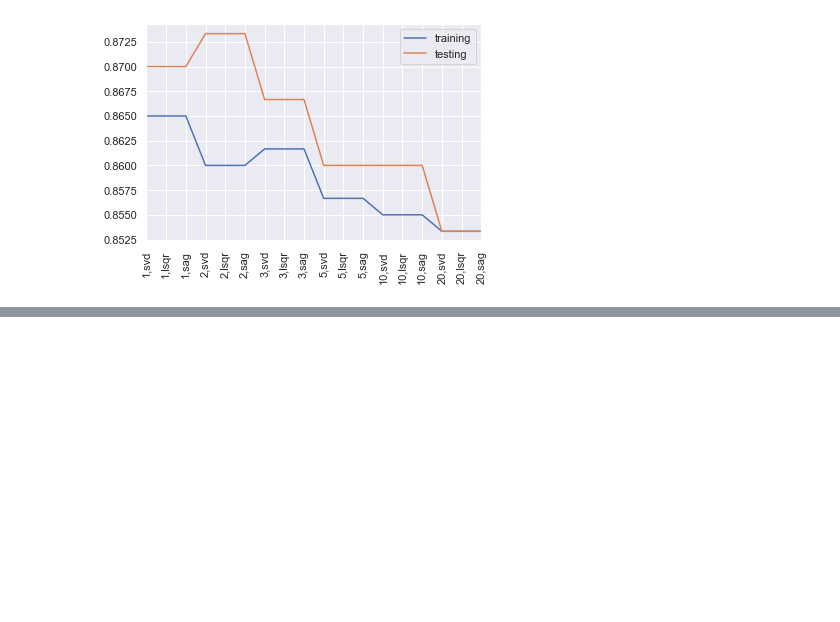
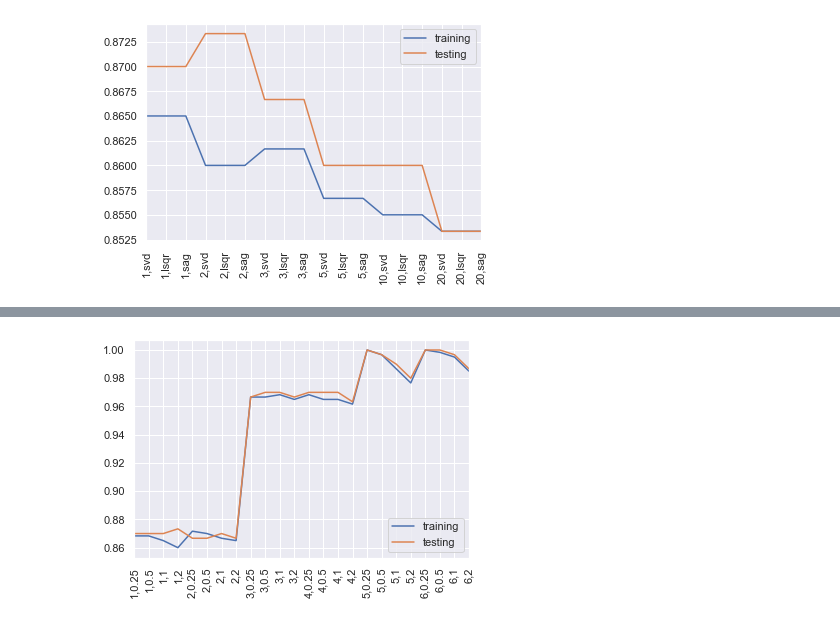
Before and after one commit to cwreynolds/PredatorEye, a Jupyter notebook: first_experiments.ipynb, the cells around one changed output, grey strips where cells are left out. Saved outputs shown, nothing was run; the diff lists cells and outputs as text; code cells hidden in the pictures; blank space fills up the shorter version.

```diff
--- a/first_experiments.ipynb
+++ b/first_experiments.ipynb
@@ -620,0 +681,12 @@ pipe_searcher = GridSearchCV(estimator=pipeline,
+# %%
+plt.plot(pipe_searcher.cv_results_['mean_train_score'], label='training')
+plt.plot(pipe_searcher.cv_results_['mean_test_score'], label='testing')
+plt.legend(loc='lower right')
+plt.xlim(0, 17)
+x_label_locations = np.arange(0, len(pipe_searcher.cv_results_['params']))
+x_label_values = [str(p['poly__degree'])+','+str(p['ridge__alpha']) for p in pipe_searcher.cv_results_['params']]
+plt.xticks(x_label_locations, x_label_values, rotation='vertical')
+#file_helper.save_figure('Grid-pipe-search-results-graph')
+plt.show()
+# %% [output]
+[figure, added]
```
Also changed, not shown: parts of 5 cells of this notebook.
